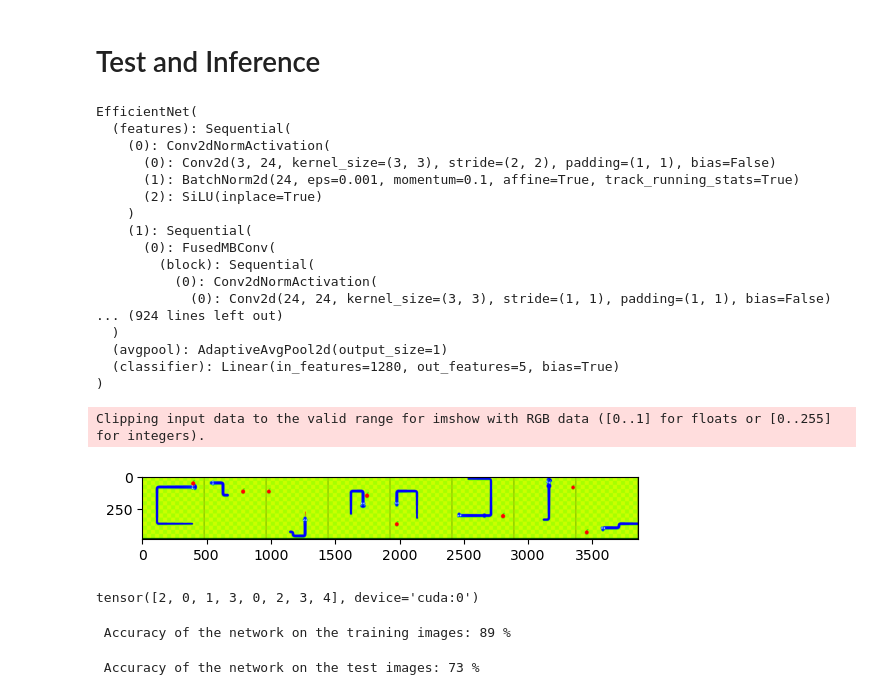
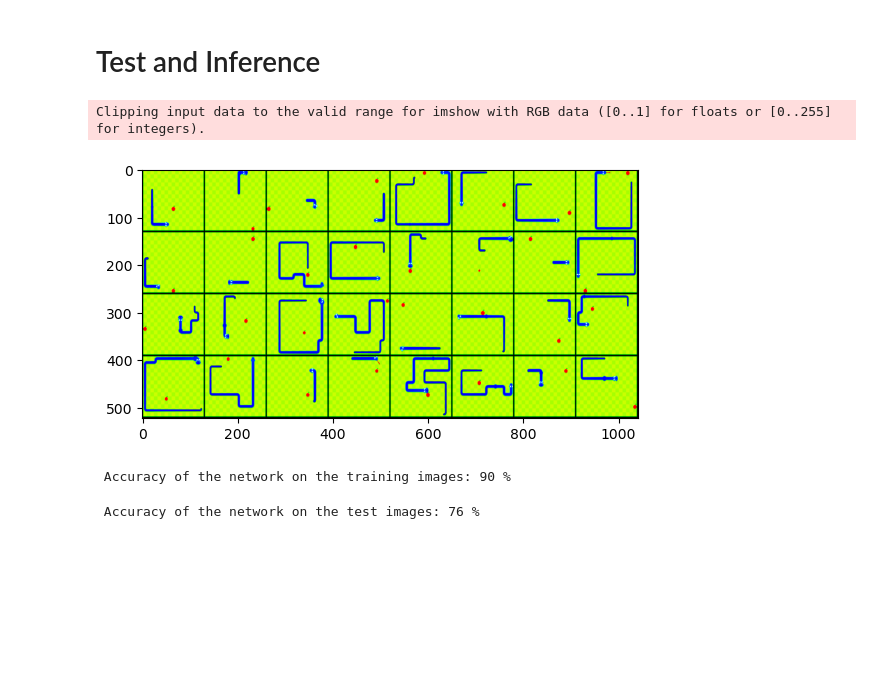
Before and after one commit to akshayballal95/autodrive, a Jupyter notebook: autodrive_snake.ipynb, the cells around one changed output. Drawn from its saved outputs; the diff is of its cells as text; code cells hidden in the pictures; blank space fills up the shorter version.

```diff
--- a/autodrive_snake.ipynb
+++ b/autodrive_snake.ipynb
@@ -95,3 +37,11 @@ testloader = torch.utils.data.DataLoader(testset, batch_size = batch_size)
+# %%
+BATCH_SIZE = 32
+TEST_SPLIT_RATIO = 0.2
+CSV_FILE_PATH = "labels.csv"
+CAPTURES_DIR = "captures"
+
+trainloader, testloader = dataloader(csv_file_path="labels.csv", test_set_split_ratio=0.2,
+                                     captures_root_dir="captures", transform=transformer, batch_size=BATCH_SIZE, num_workers=2)
 # %%
 def imshow(img):
     # img = img / 2 + 0.5     # unnormalize
@@ -177,54 +171,25 @@ torch.cuda.empty_cache()
 # %% [markdown]
 # Save Model Weights
 # %%
-PATH = 'models/efficientnet_s_snake.pth'
+PATH = 'models/efficientnet_m_snake_small_image_2_balanced_dropout_15_adam.pth'
 torch.save(model.state_dict(), PATH)
 # %% [markdown]
 # Test and Inference
 # %%
 saved_model = torchvision.models.efficientnet_v2_s()
-saved_model.classifier = torch.nn.Linear(in_features = 1280, out_features = 5)
+saved_model.classifier =torch.nn.Sequential(torch.nn.Dropout(p=0.2, inplace=True), torch.nn.Linear(in_features = 1280, out_features = 5))
 saved_model.load_state_dict(torch.load(PATH))
 saved_model = saved_model.to("cuda")
 saved_mode = saved_model.eval()
-# %%
-saved_model = torchvision.models.efficientnet_v2_s()
-saved_model.classifier = torch.nn.Linear(in_features = 1280, out_features = 5)
-saved_model.load_state_dict(torch.load("models/efficientnet_s_snake.pth"))
-saved_model.to("cuda")
-saved_model.eval()
-# %% [output]
-EfficientNet(
-  (features): Sequential(
-    (0): Conv2dNormActivation(
-      (0): Conv2d(3, 24, kernel_size=(3, 3), stride=(2, 2), padding=(1, 1), bias=False)
-      (1): BatchNorm2d(24, eps=0.001, momentum=0.1, affine=True, track_running_stats=True)
-      (2): SiLU(inplace=True)
-    )
-    (1): Sequential(
-      (0): FusedMBConv(
-        (block): Sequential(
-          (0): Conv2dNormActivation(
-            (0): Conv2d(24, 24, kernel_size=(3, 3), stride=(1, 1), padding=(1, 1), bias=False)
-... (924 lines left out)
-  )
-  (avgpool): AdaptiveAvgPool2d(output_size=1)
-  (classifier): Linear(in_features=1280, out_features=5, bias=True)
-)
 # %%
 dataiter = iter(testloader)
 images, labels = next(dataiter)
 imshow(torchvision.utils.make_grid(images))
 images = images.to("cuda")
 labels = labels.to("cuda")
 
 outputs = saved_model(images)
-_, predicted = torch.max(outputs, 1)
-
-
-
-print(predicted)
+predicted = torch.softmax(outputs, dim=1).argmax(dim = 1)
 # %% [output]
 Clipping input data to the valid range for imshow with RGB data ([0..1] for floats or [0..255] for integers).
-[figure, old version]
+[figure, new version]
-tensor([2, 0, 1, 3, 0, 2, 3, 4], device='cuda:0')
@@ -231,34 +210,21 @@ tensor([2, 0, 1, 3, 0, 2, 3, 4], device='cuda:0')
+# %%
+print(f'\n Accuracy of the network on the training images: {100 * correct // total} %')
+# %% [output]
+ Accuracy of the network on the training images: 90 %
 # %%
 correct = 0
 total = 0
 with torch.no_grad():
-  for data in tqdm(trainloader, position = 0, leave = True):
+  for data in tqdm(testloader, position = 0, leave = True):
     images,labels = data
     images = images.to("cuda")
     labels = labels.to("cuda")
 
     outputs = saved_model(images)
-    _, predicted = torch.max(outputs.data, 1)
+    predicted = torch.softmax(outputs, dim=1).argmax(dim = 1)
     total += labels.size(0)
     correct += (predicted == labels).sum().item()
-
-print(f'\n Accuracy of the network on the training images: {100 * correct // total} %')
-# %% [output]
- Accuracy of the network on the training images: 89 %
-# %%
-correct = 0
-total = 0
-with torch.no_grad():
-  for data in tqdm(testloader, position = 0, leave = True):
-    images,labels = data
-    images = images.to("cuda")
-    labels = labels.to("cuda")
-
-    outputs = saved_model(images)
-    _, predicted = torch.max(outputs.data, 1)
-    total += labels.size(0)
-    correct += (predicted == labels).sum().item()
-
-print(f'\n Accuracy of the network on the test images: {100 * correct // total} %')
-# %% [output]
- Accuracy of the network on the test images: 73 %
+# %%
+print(f'\n Accuracy of the network on the test images: {100 * correct // total} %')
+# %% [output]
+ Accuracy of the network on the test images: 76 %
```
Also changed, not shown: parts of 17 cells of this notebook, 16 other files.
